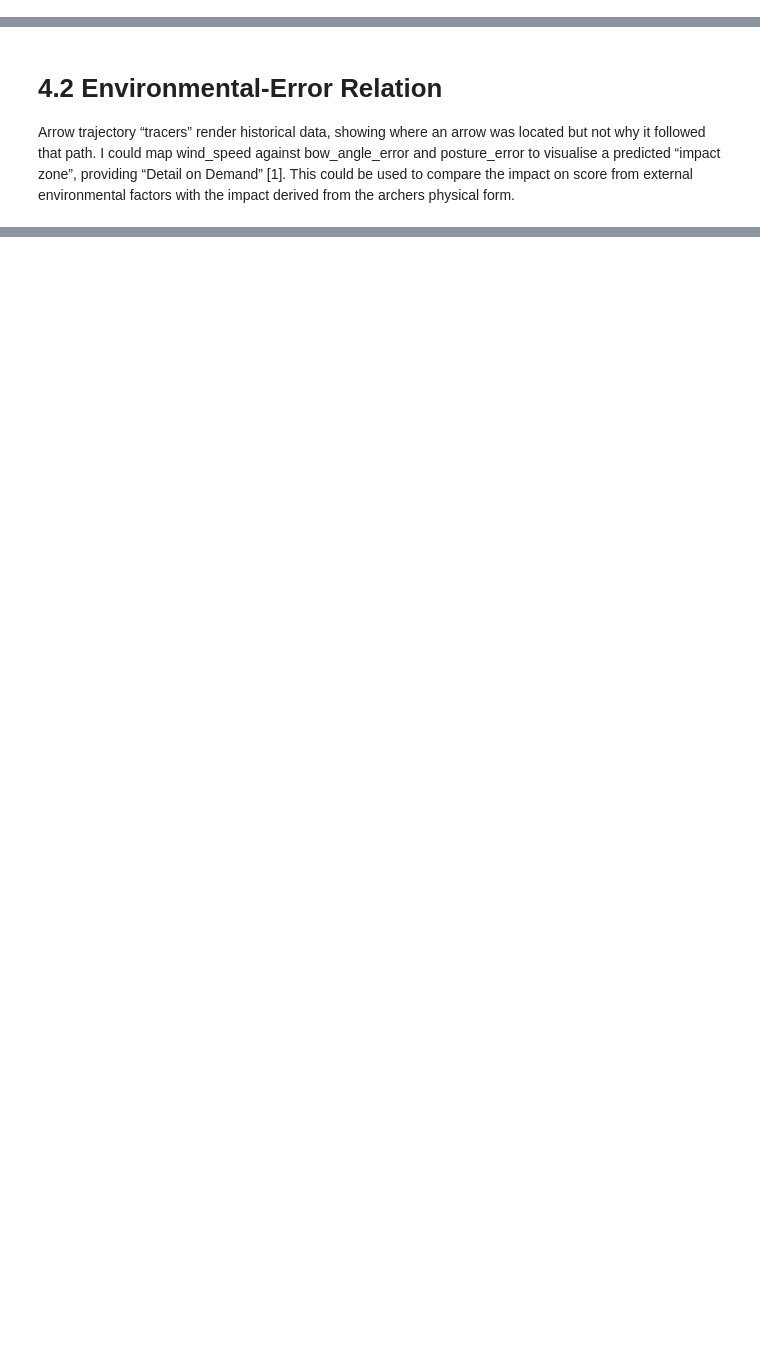
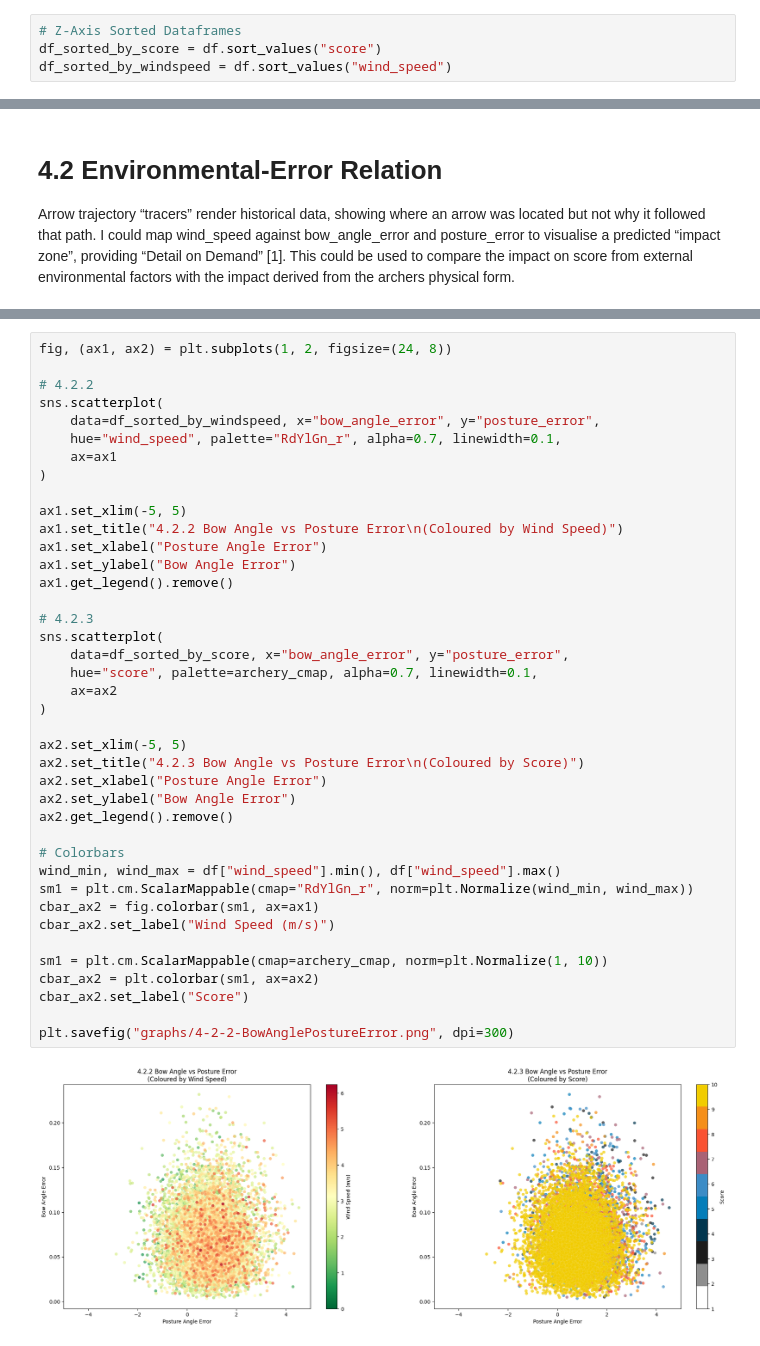
Before and after one commit to corey-richardson/comp3007-cw2, a Jupyter notebook: notebook.ipynb, the cells around one changed output, grey strips where cells are left out. Drawn from its saved outputs; the diff is of its cells as text; blank space fills up the shorter version.

```diff
--- a/notebook.ipynb
+++ b/notebook.ipynb
@@ -59,6 +59,10 @@ from matplotlib.colors import LinearSegmentedColormap
 
 target_colours = ["#ffffff", "#000000", "#05a1ee", "#fb4338", "#f1cc00"]
 archery_cmap = LinearSegmentedColormap.from_list("ArcheryTarget", target_colours, N=10)
+# %%
+# Z-Axis Sorted Dataframes
+df_sorted_by_score = df.sort_values("score")
+df_sorted_by_windspeed = df.sort_values("wind_speed")
 # %% [markdown]
 # 4.1 Biometric-Kinematics Relation
 
@@ -103,0 +167,42 @@ Arrow trajectory “tracers” render historical data, showing where an arrow wa
+# %%
+fig, (ax1, ax2) = plt.subplots(1, 2, figsize=(24, 8))
+
+# 4.2.2
+sns.scatterplot(
+    data=df_sorted_by_windspeed, x="bow_angle_error", y="posture_error",
+    hue="wind_speed", palette="RdYlGn_r", alpha=0.7, linewidth=0.1,
+    ax=ax1
+)
+
+ax1.set_xlim(-5, 5)
+ax1.set_title("4.2.2 Bow Angle vs Posture Error\n(Coloured by Wind Speed)")
+ax1.set_xlabel("Posture Angle Error")
+ax1.set_ylabel("Bow Angle Error")
+ax1.get_legend().remove()
+
+# 4.2.3
+sns.scatterplot(
+    data=df_sorted_by_score, x="bow_angle_error", y="posture_error",
+    hue="score", palette=archery_cmap, alpha=0.7, linewidth=0.1,
+    ax=ax2
+)
+
+ax2.set_xlim(-5, 5)
+ax2.set_title("4.2.3 Bow Angle vs Posture Error\n(Coloured by Score)")
+ax2.set_xlabel("Posture Angle Error")
+ax2.set_ylabel("Bow Angle Error")
+ax2.get_legend().remove()
+
+# Colorbars
+wind_min, wind_max = df["wind_speed"].min(), df["wind_speed"].max()
+sm1 = plt.cm.ScalarMappable(cmap="RdYlGn_r", norm=plt.Normalize(wind_min, wind_max))
+cbar_ax2 = fig.colorbar(sm1, ax=ax1)
+cbar_ax2.set_label("Wind Speed (m/s)")
+
+sm1 = plt.cm.ScalarMappable(cmap=archery_cmap, norm=plt.Normalize(1, 10))
+cbar_ax2 = plt.colorbar(sm1, ax=ax2)
+cbar_ax2.set_label("Score")
+
+plt.savefig("graphs/4-2-2-BowAnglePostureError.png", dpi=300)
+# %% [output]
+[figure, added]
```
Also changed, not shown: parts of 5 cells of this notebook, 7 other files.
